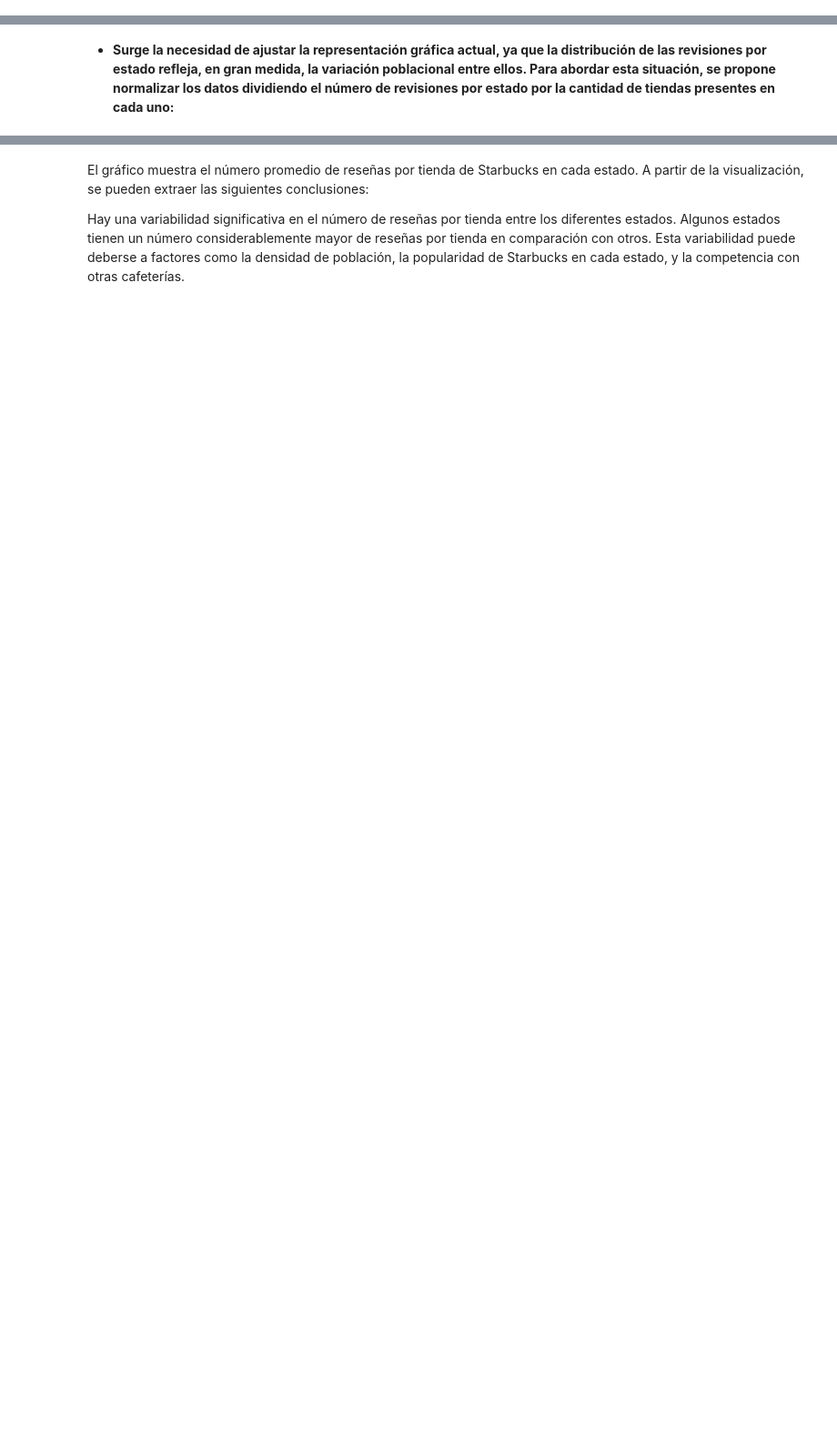
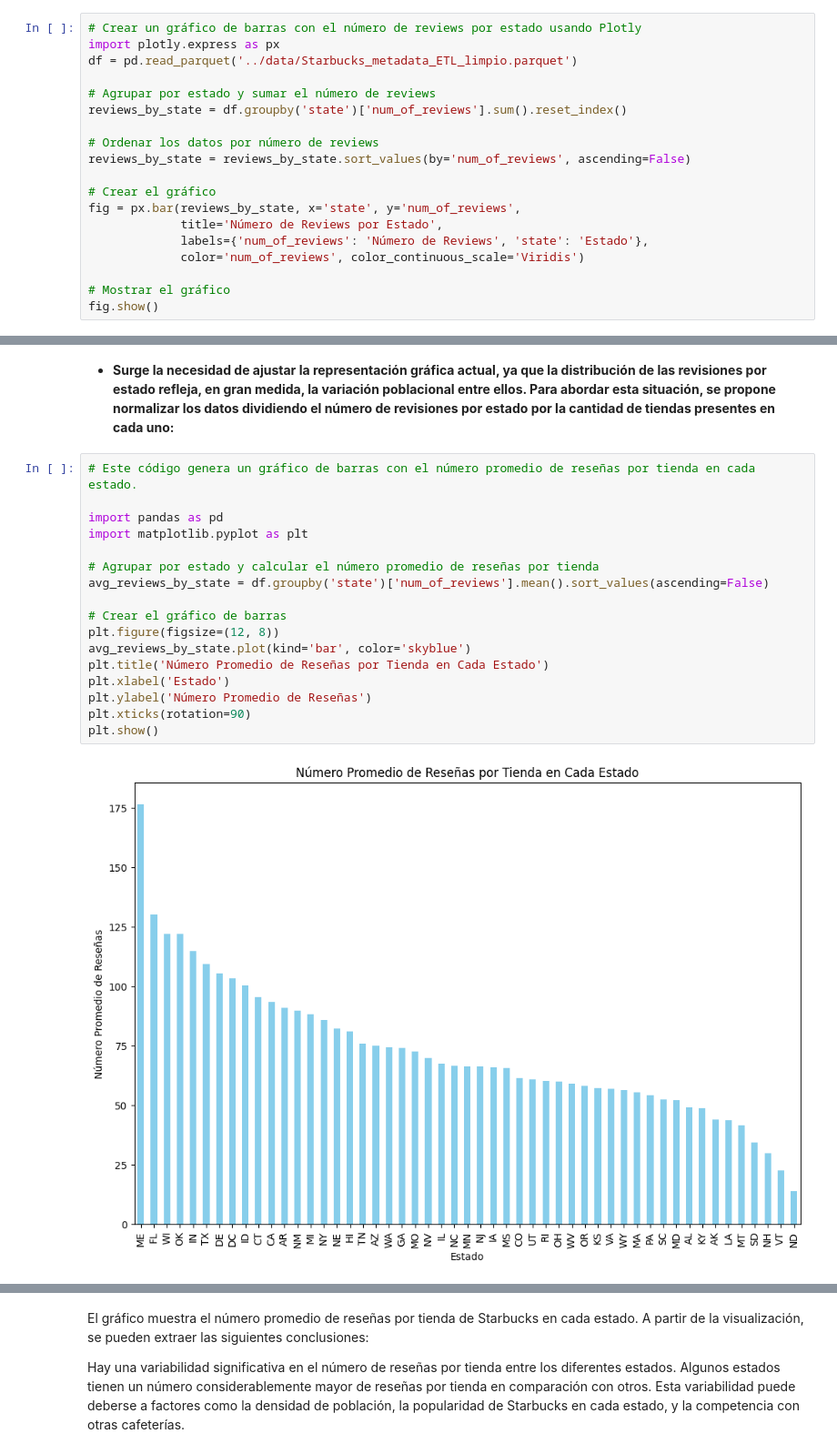
Before and after one commit to RadTorino/Starbucks_Analysis, a Jupyter notebook: google/notebooks/EDA reviews google starbucks.ipynb, the cells around one changed output, grey strips where cells are left out. Shown at 91% size. Drawn from its saved outputs; the diff is of its cells as text; blank space fills up the shorter version.

```diff
--- a/google/notebooks/EDA reviews google starbucks.ipynb
+++ b/google/notebooks/EDA reviews google starbucks.ipynb
@@ -224 +200,20 @@ Passing `palette` without assigning `hue` is deprecated and will be removed in v
+# %%
+# Crear un gráfico de barras con el número de reviews por estado usando Plotly
+import plotly.express as px
+df = pd.read_parquet('../data/Starbucks_metadata_ETL_limpio.parquet')
+
+# Agrupar por estado y sumar el número de reviews
+reviews_by_state = df.groupby('state')['num_of_reviews'].sum().reset_index()
+
+# Ordenar los datos por número de reviews
+reviews_by_state = reviews_by_state.sort_values(by='num_of_reviews', ascending=False)
+
+# Crear el gráfico
+fig = px.bar(reviews_by_state, x='state', y='num_of_reviews',
+             title='Número de Reviews por Estado',
+             labels={'num_of_reviews': 'Número de Reviews', 'state': 'Estado'},
+             color='num_of_reviews', color_continuous_scale='Viridis')
+
+# Mostrar el gráfico
+fig.show()
 # %% [markdown]
@@ -226,2 +221,21 @@ Passing `palette` without assigning `hue` is deprecated and will be removed in v
 # %% [markdown]
 - **Surge la necesidad de ajustar la representación gráfica actual, ya que la distribución de las revisiones por estado refleja, en gran medida, la variación poblacional entre ellos. Para abordar esta situación, se propone normalizar los datos dividiendo el número de revisiones por estado por la cantidad de tiendas presentes en cada uno:**
+# %%
+# Este código genera un gráfico de barras con el número promedio de reseñas por tienda en cada estado.
+
+import pandas as pd
+import matplotlib.pyplot as plt
+
+# Agrupar por estado y calcular el número promedio de reseñas por tienda
+avg_reviews_by_state = df.groupby('state')['num_of_reviews'].mean().sort_values(ascending=False)
+
+# Crear el gráfico de barras
+plt.figure(figsize=(12, 8))
+avg_reviews_by_state.plot(kind='bar', color='skyblue')
+plt.title('Número Promedio de Reseñas por Tienda en Cada Estado')
+plt.xlabel('Estado')
+plt.ylabel('Número Promedio de Reseñas')
+plt.xticks(rotation=90)
+plt.show()
+# %% [output]
+[figure, added]
```
Also changed, not shown: parts of 4 cells of this notebook.
